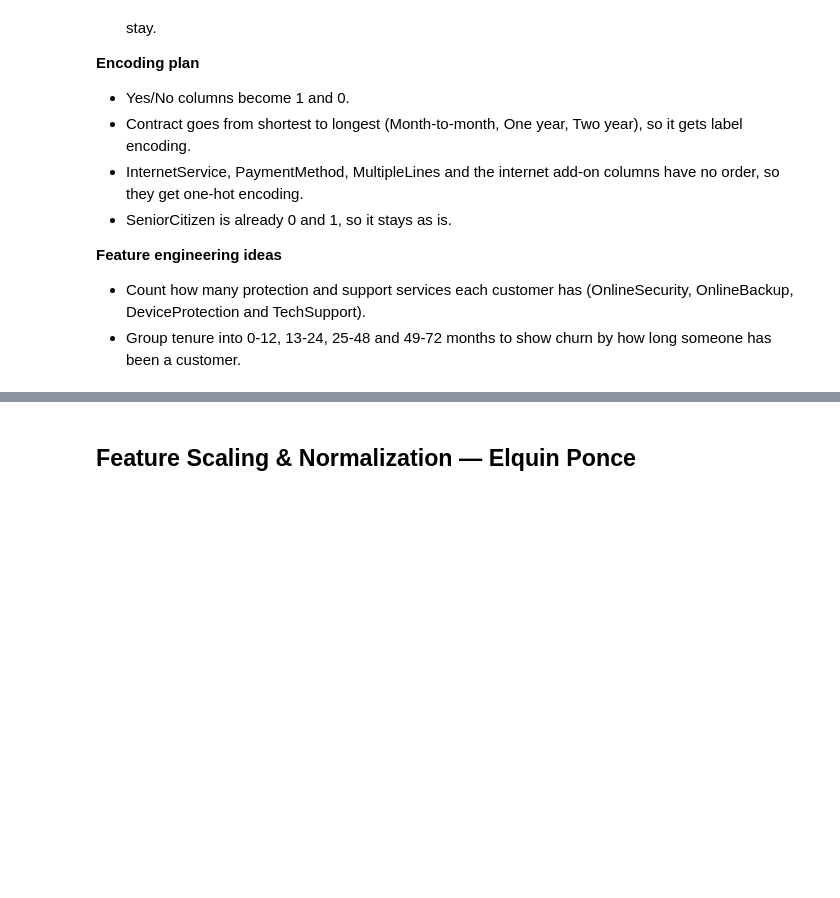
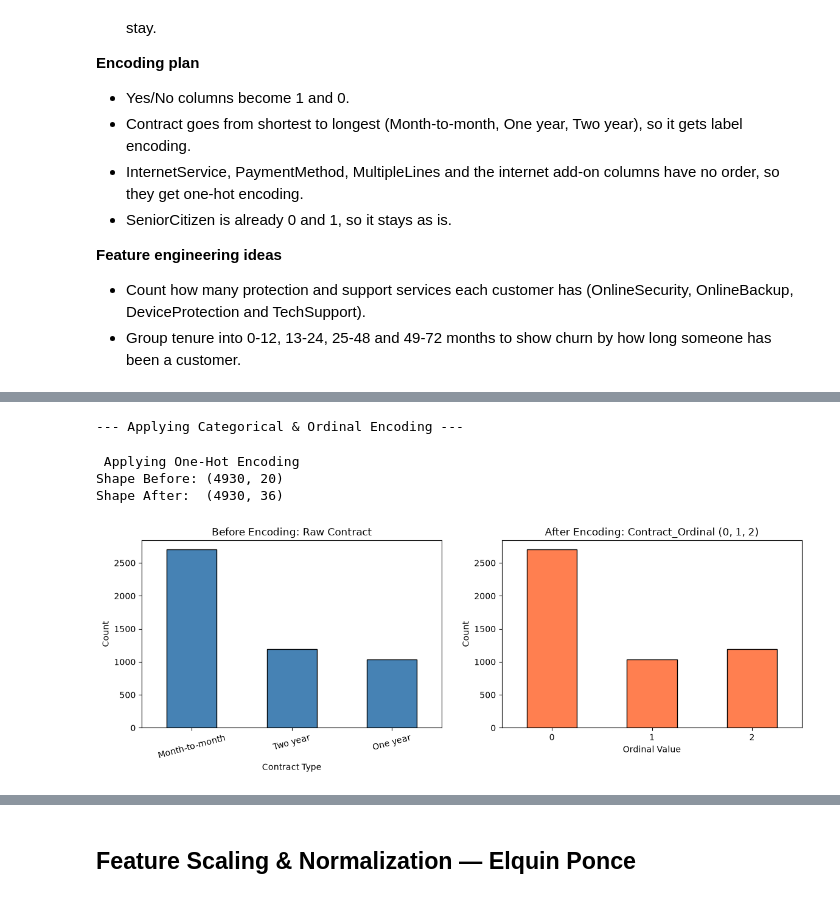
Before and after one commit to lenhofda/ML-Final-Project, a Jupyter notebook: Telecon_Customer_Churn_Project.ipynb, the cells around one changed output, grey strips where cells are left out. Drawn from its saved outputs; the diff is of its cells as text; code cells hidden in the pictures; blank space fills up the shorter version.

Commit message:
Add files via upload
Notebook updated with encoding and feature engineering .

```diff
--- a/Telecon_Customer_Churn_Project.ipynb
+++ b/Telecon_Customer_Churn_Project.ipynb
@@ -331,0 +409,76 @@ Duplicate rows: 9
+# %%
+# Step 2: Categorical Encoding (Binary & Ordinal)
+print("\n--- Applying Categorical & Ordinal Encoding ---")
+
+# 1. Target Variable (Churn)
+if 'Churn' in train_clean.columns:
+    train_clean['Churn'] = train_clean['Churn'].astype(str).str.strip().map({'Yes': 1, 'No': 0})
+
+# 2. Binary Features (Yes / No)
+binary_cols = ['Partner', 'Dependents', 'PhoneService', 'PaperlessBilling']
+for col in binary_cols:
+    if col in train_clean.columns:
+        train_clean[col] = train_clean[col].astype(str).str.strip().map({'Yes': 1, 'No': 0})
+
+# 3. Gender (Female: 0, Male: 1)
+if 'gender' in train_clean.columns:
+    train_clean['gender'] = train_clean['gender'].astype(str).str.strip().map({'Female': 0, 'Male': 1})
+
+# 4. Ordinal Encoding: Contract
+if 'Contract' in train_clean.columns:
+    contract_mapping = {'Month-to-month': 0, 'One year': 1, 'Two year': 2}
+    train_clean['Contract_Ordinal'] = train_clean['Contract'].astype(str).str.strip().map(contract_mapping)
+    contract_before_plot = train_clean['Contract'].copy()
+    train_clean = train_clean.drop(columns=['Contract'])
+else:
+    contract_before_plot = None
+
+# 5. Drop customerID if present
+if 'customerID' in train_clean.columns:
+    train_clean = train_clean.drop(columns=['customerID'])
+# %% [output]
+--- Applying Categorical & Ordinal Encoding ---
+# %%
+# Step 3: One-Hot Encoding
+print("\n Applying One-Hot Encoding ")
+
+nominal_cols = ['MultipleLines', 'InternetService', 'OnlineSecurity',
+    'OnlineBackup', 'DeviceProtection', 'TechSupport','StreamingTV',
+    'StreamingMovies', 'PaymentMethod', 'TenureGroup'
+]
+# Only encode nominal columns that exist in DataFrame
+nominal_cols = [col for col in nominal_cols if col in train_clean.columns]
+
+train_processed = pd.get_dummies(train_clean, columns=nominal_cols, drop_first=True, dtype=int)
+
+print(f"Shape Before: {train_data.shape}")
+print(f"Shape After:  {train_processed.shape}")
+# %% [output]
+ Applying One-Hot Encoding
+Shape Before: (4930, 20)
+Shape After:  (4930, 36)
+# %%
+# Step 4: Visualization
+fig, axes = plt.subplots(1, 2, figsize=(14, 4))
+
+# Visualization 1: Before & After Contract Encoding
+if contract_before_plot is not None and 'Contract_Ordinal' in train_processed.columns:
+    contract_before_plot.value_counts().plot(
+        kind='bar', ax=axes[0], color='steelblue', edgecolor='black'
+    )
+    axes[0].set_title("Before Encoding: Raw Contract")
+    axes[0].set_xlabel("Contract Type")
+    axes[0].set_ylabel("Count")
+    axes[0].tick_params(axis='x', rotation=15)
+
+    train_processed['Contract_Ordinal'].value_counts().sort_index().plot(
+        kind='bar', ax=axes[1], color='coral', edgecolor='black'
+    )
+    axes[1].set_title("After Encoding: Contract_Ordinal (0, 1, 2)")
+    axes[1].set_xlabel("Ordinal Value")
+    axes[1].set_ylabel("Count")
+    axes[1].tick_params(axis='x', rotation=0)
+
+plt.show()
+# %% [output]
+[figure, added]
```
Also changed, not shown: parts of 8 cells of this notebook.
